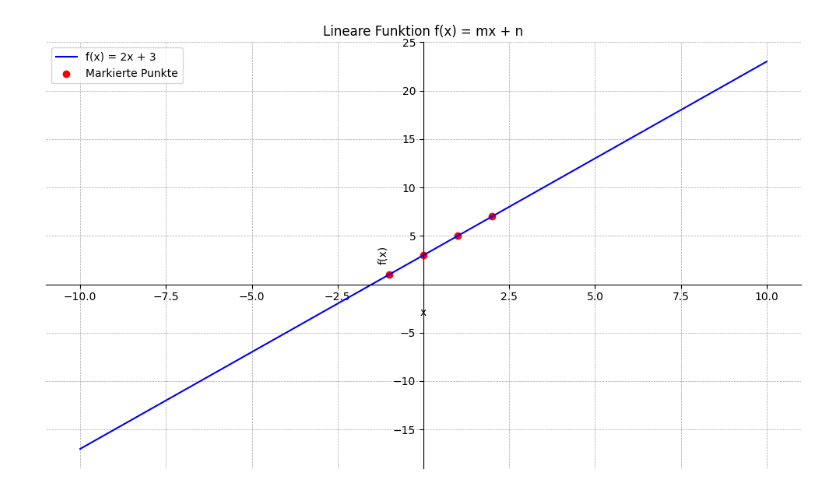
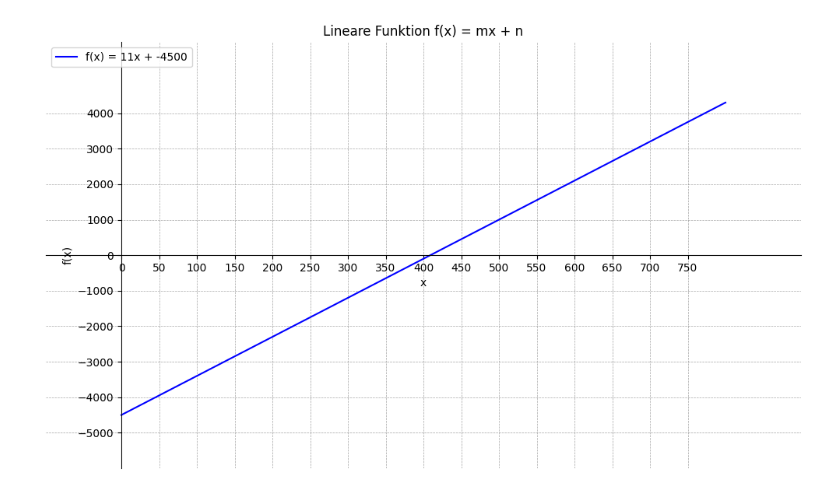
Before and after one commit to StatsTeam/statistik, a Jupyter notebook: tools/Lineare_Funktion/Lineare_Funktion.ipynb, the cells around one changed output. Saved outputs shown, nothing was run; the diff lists cells and outputs as text; code cells hidden in the pictures.

Commit message:
feat: extend chapter and lin plotter

```diff
--- a/tools/Lineare_Funktion/Lineare_Funktion.ipynb
+++ b/tools/Lineare_Funktion/Lineare_Funktion.ipynb
@@ -16,24 +16,35 @@ class LinearFunctionPlotter:
         self.m = m
         self.n = n
 
-    def plot(self, points=None):
+    def plot(self, points=None, x_range=(-20, 20), second_function=None):
         """
         Erstellt einen Plot der linearen Funktion mit dem gegebenen Design
-        und markiert optionale Punkte.
+        und markiert optionale Punkte. Optional kann eine zweite Funktion
+        geplottet werden.
 
         Parameters:
         - points (list of tuples, optional): Eine Liste von Punkten (x, y),
           die auf dem Plot markiert werden sollen.
+        - x_range (tuple of floats, optional): Bereich der x-Werte für die Gerade,
+          um die Länge der gezeichneten Linie zu steuern.
+        - second_function (tuple, optional): Ein Tupel (m, n) für die Steigung und den
+          y-Achsenabschnitt der zweiten Funktion.
         """
         sns.set_palette("crest")  # Farbpalette für das Design
 
-        # x-Werte und y-Werte berechnen
-        x_values = np.linspace(-10, 10, 100)
+        # x-Werte und y-Werte für die erste Funktion berechnen
+        x_values = np.linspace(x_range[0], x_range[1], 100)
         y_values = self.m * x_values + self.n
 
         # Erstellen des Plots
         fig, ax = plt.subplots(figsize=(10, 6))
         ax.plot(x_values, y_values, label=f"f(x) = {self.m}x + {self.n}", color="blue")
+
+        # Zweite Funktion plotten, falls angegeben
+        if second_function is not None:
+            m2, n2 = second_function
+            y_values_2 = m2 * x_values + n2
+            ax.plot(x_values, y_values_2, label=f"g(x) = {m2}x + {n2}", color="green")
 
         # Mittiges Koordinatensystem
         ax.spines['left'].set_position('zero')  # y-Achse bei x=0
@@ -48,6 +59,8 @@ class LinearFunctionPlotter:
         # Entferne den Ursprungspunkt 0 von den Achsenticks
         ax.set_xticks([tick for tick in ax.get_xticks() if tick != 0])
         ax.set_yticks([tick for tick in ax.get_yticks() if tick != 0])
+        ax.set_yticks(np.arange(-5000, 5000, step=1000))
+        ax.set_xticks(np.arange(0, 800, step=50))
 
         # Markiere die Punkte auf dem Plot
         if points:
@@ -64,9 +77,8 @@ class LinearFunctionPlotter:
         sns.despine()  # Entfernt die oberen und rechten Rahmenlinien für ein klareres Design
         plt.tight_layout()
         plt.show()
-
-# Beispielinstanz der Klasse und Aufruf der Plot-Methode mit markierten Punkten
-plotter = LinearFunctionPlotter(2, 3)
-plotter.plot(points=[(-1, 1), (0, 3), (1, 5), (2, 7)])
-# %% [output]
-[figure, removed]
+# %%
+plotter = LinearFunctionPlotter(11, -4500)
+plotter.plot( x_range=(0, 800), second_function=None)
+# %% [output]
+[figure, added]
```
Also changed, not shown: 7 other files.
